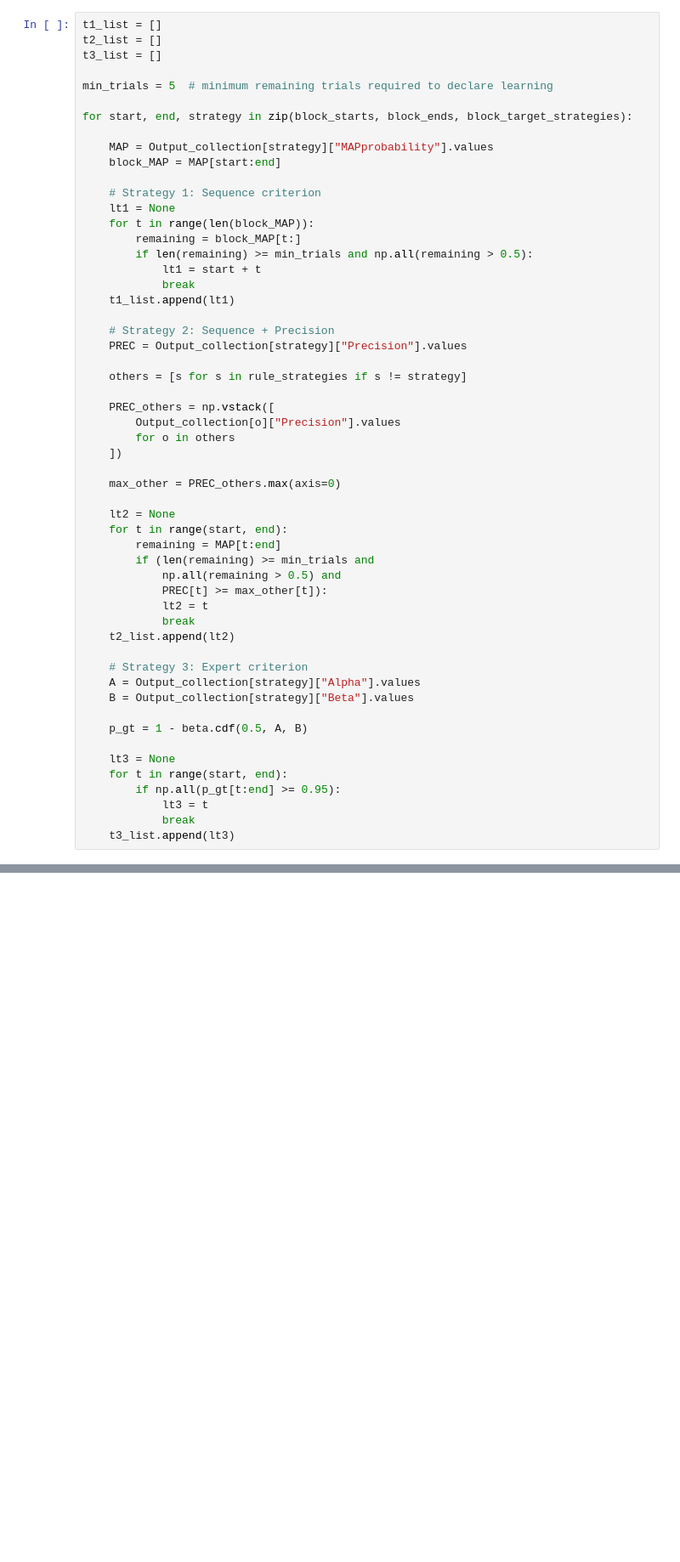
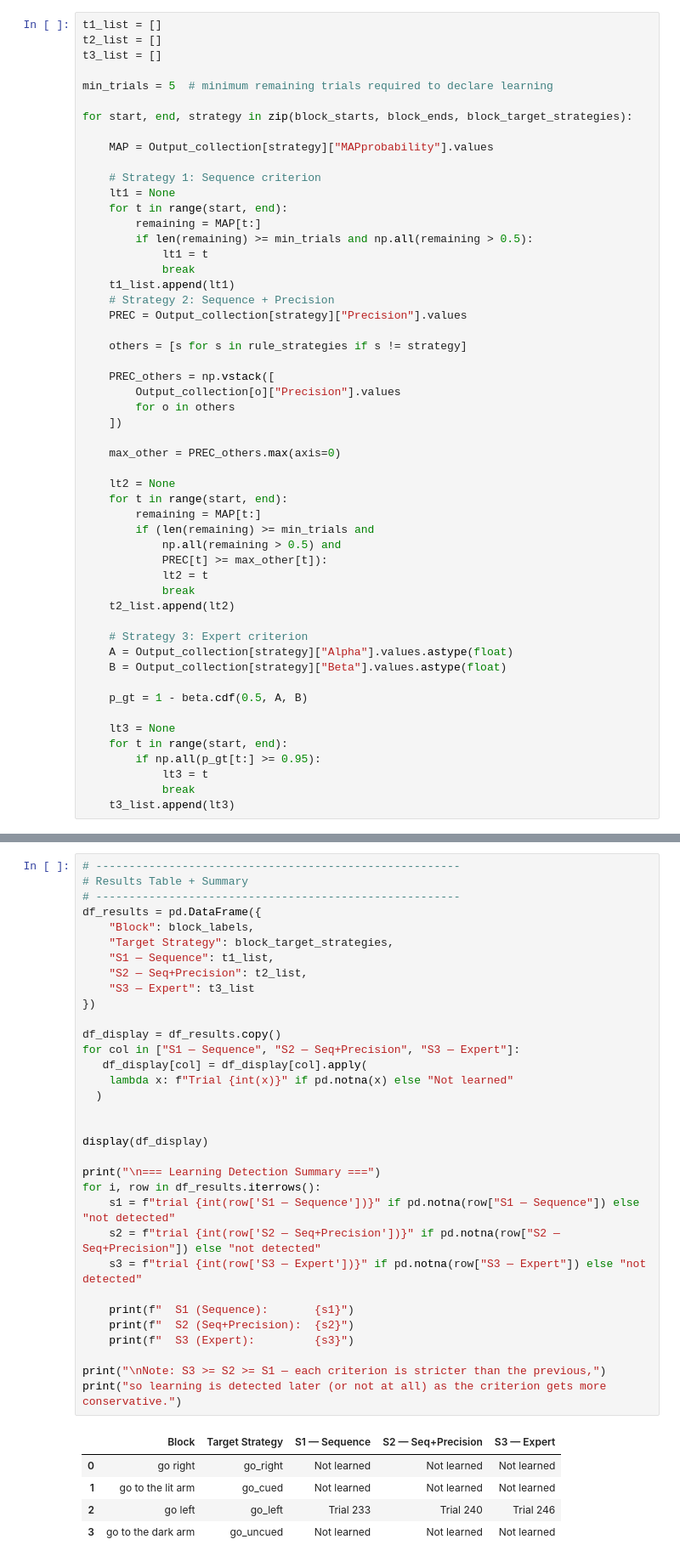
Before and after one commit to cerenk54/strategy_tracker1, a Jupyter notebook: NOTEBOOKS/4_LearningCriteriaComparison.ipynb, the cells around one changed output, grey strips where cells are left out. Shown at 85% size. Drawn from its saved outputs; the diff is of its cells as text; blank space fills up the shorter version.

```diff
--- a/NOTEBOOKS/4_LearningCriteriaComparison.ipynb
+++ b/NOTEBOOKS/4_LearningCriteriaComparison.ipynb
@@ -309,17 +309,15 @@ min_trials = 5  # minimum remaining trials required to declare learning
 for start, end, strategy in zip(block_starts, block_ends, block_target_strategies):
 
     MAP = Output_collection[strategy]["MAPprobability"].values
-    block_MAP = MAP[start:end]
 
     # Strategy 1: Sequence criterion
     lt1 = None
-    for t in range(len(block_MAP)):
-        remaining = block_MAP[t:]
+    for t in range(start, end):
+        remaining = MAP[t:]
         if len(remaining) >= min_trials and np.all(remaining > 0.5):
-            lt1 = start + t
+            lt1 = t
             break
     t1_list.append(lt1)
-
     # Strategy 2: Sequence + Precision
     PREC = Output_collection[strategy]["Precision"].values
 
@@ -334,7 +332,7 @@ for start, end, strategy in zip(block_starts, block_ends, block_target_strategie
 
     lt2 = None
     for t in range(start, end):
-        remaining = MAP[t:end]
+        remaining = MAP[t:]
         if (len(remaining) >= min_trials and
             np.all(remaining > 0.5) and
             PREC[t] >= max_other[t]):
@@ -343,14 +341,14 @@ for start, end, strategy in zip(block_starts, block_ends, block_target_strategie
     t2_list.append(lt2)
 
     # Strategy 3: Expert criterion
-    A = Output_collection[strategy]["Alpha"].values
-    B = Output_collection[strategy]["Beta"].values
+    A = Output_collection[strategy]["Alpha"].values.astype(float)
+    B = Output_collection[strategy]["Beta"].values.astype(float)
 
     p_gt = 1 - beta.cdf(0.5, A, B)
 
     lt3 = None
     for t in range(start, end):
-        if np.all(p_gt[t:end] >= 0.95):
+        if np.all(p_gt[t:] >= 0.95):
             lt3 = t
             break
     t3_list.append(lt3)
@@ -491,0 +701,39 @@ Last trial MAP: 0.48
+# %%
+# -------------------------------------------------------
+# Results Table + Summary
+# -------------------------------------------------------
+df_results = pd.DataFrame({
+    "Block": block_labels,
+    "Target Strategy": block_target_strategies,
+    "S1 — Sequence": t1_list,
+    "S2 — Seq+Precision": t2_list,
+    "S3 — Expert": t3_list
+})
+
+df_display = df_results.copy()
+for col in ["S1 — Sequence", "S2 — Seq+Precision", "S3 — Expert"]:
+   df_display[col] = df_display[col].apply(
+    lambda x: f"Trial {int(x)}" if pd.notna(x) else "Not learned"
+  )
+
+
+display(df_display)
+
+print("\n=== Learning Detection Summary ===")
+for i, row in df_results.iterrows():
+    s1 = f"trial {int(row['S1 — Sequence'])}" if pd.notna(row["S1 — Sequence"]) else "not detected"
+    s2 = f"trial {int(row['S2 — Seq+Precision'])}" if pd.notna(row["S2 — Seq+Precision"]) else "not detected"
+    s3 = f"trial {int(row['S3 — Expert'])}" if pd.notna(row["S3 — Expert"]) else "not detected"
+
+    print(f"  S1 (Sequence):       {s1}")
+    print(f"  S2 (Seq+Precision):  {s2}")
+    print(f"  S3 (Expert):         {s3}")
+
+print("\nNote: S3 >= S2 >= S1 — each criterion is stricter than the previous,")
+print("so learning is detected later (or not at all) as the criterion gets more conservative.")
+# %% [output]
+|  | Block | Target Strategy | S1 — Sequence | S2 — Seq+Precision | S3 — Expert |
+| 0 | go right | go_right | Not learned | Not learned | Not learned |
+| 1 | go to the lit arm | go_cued | Not learned | Not learned | Not learned |
+| 2 | go left | go_left | Trial 233 | Trial 240 | Trial 246 |
+| 3 | go to the dark arm | go_uncued | Not learned | Not learned | Not learned |
```
Also changed, not shown: parts of 11 cells of this notebook, 4 other files.
